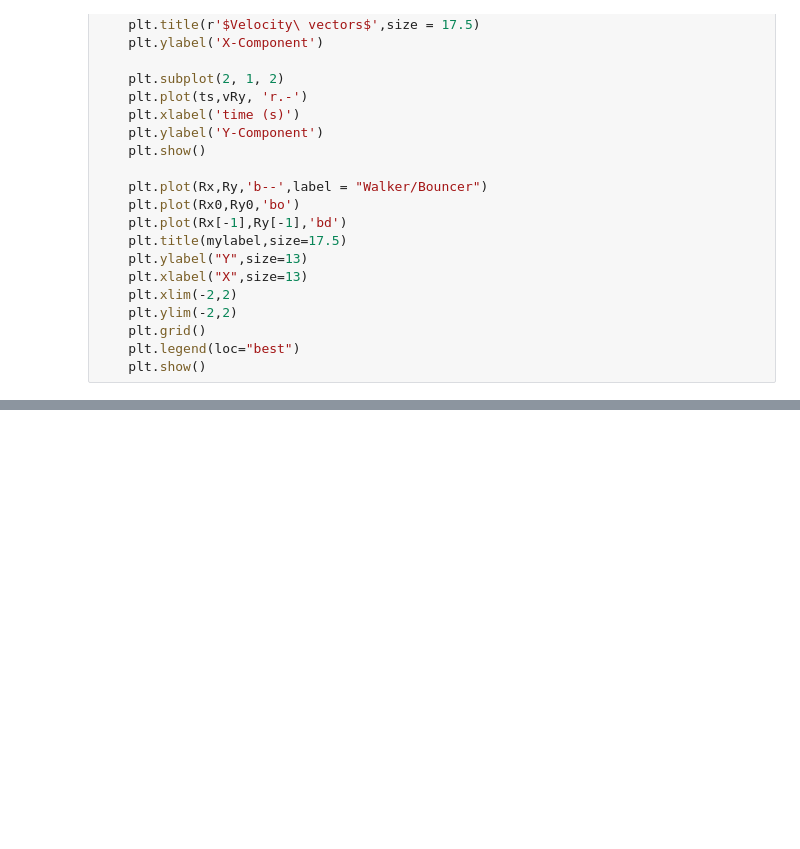
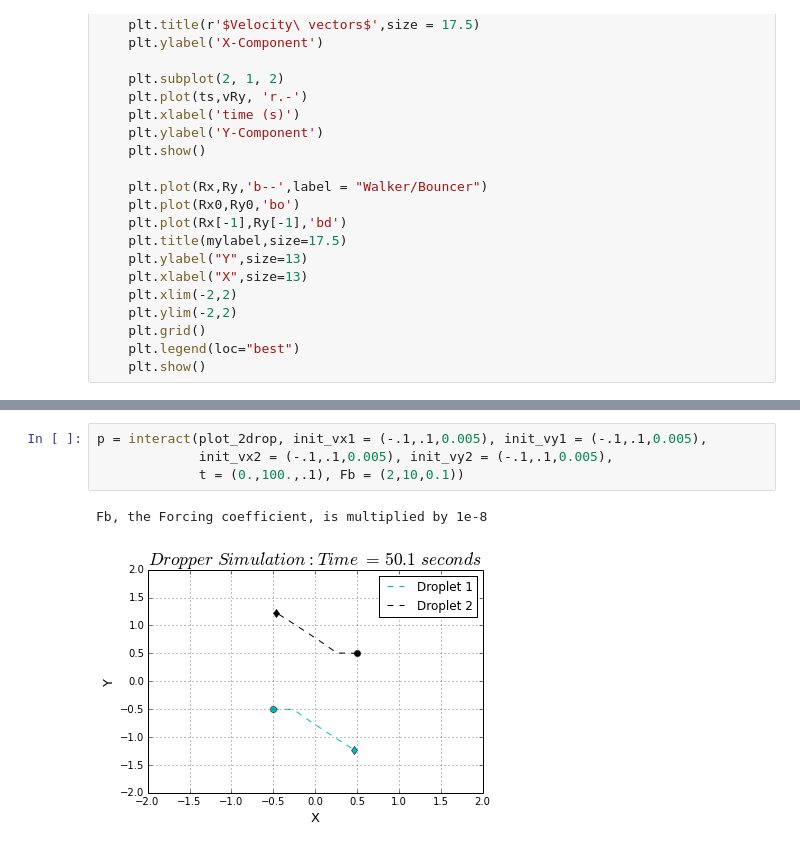
Before and after one commit to bwparry202/PHYS202-S14, a Jupyter notebook: DropperSimulation.ipynb, the cells around one changed output, grey strips where cells are left out. Saved outputs shown, nothing was run; the diff lists cells and outputs as text; blank space fills up the shorter version.

```diff
--- a/DropperSimulation.ipynb
+++ b/DropperSimulation.ipynb
@@ -94,0 +219,7 @@ Fb, the Forcing coefficient, is multiplied by 1e-8
+# %%
+p = interact(plot_2drop, init_vx1 = (-.1,.1,0.005), init_vy1 = (-.1,.1,0.005),
+             init_vx2 = (-.1,.1,0.005), init_vy2 = (-.1,.1,0.005),
+             t = (0.,100.,.1), Fb = (2,10,0.1))
+# %% [output]
+Fb, the Forcing coefficient, is multiplied by 1e-8
+[figure, added]
```
Also changed, not shown: parts of 12 cells of this notebook, 1 other file.
